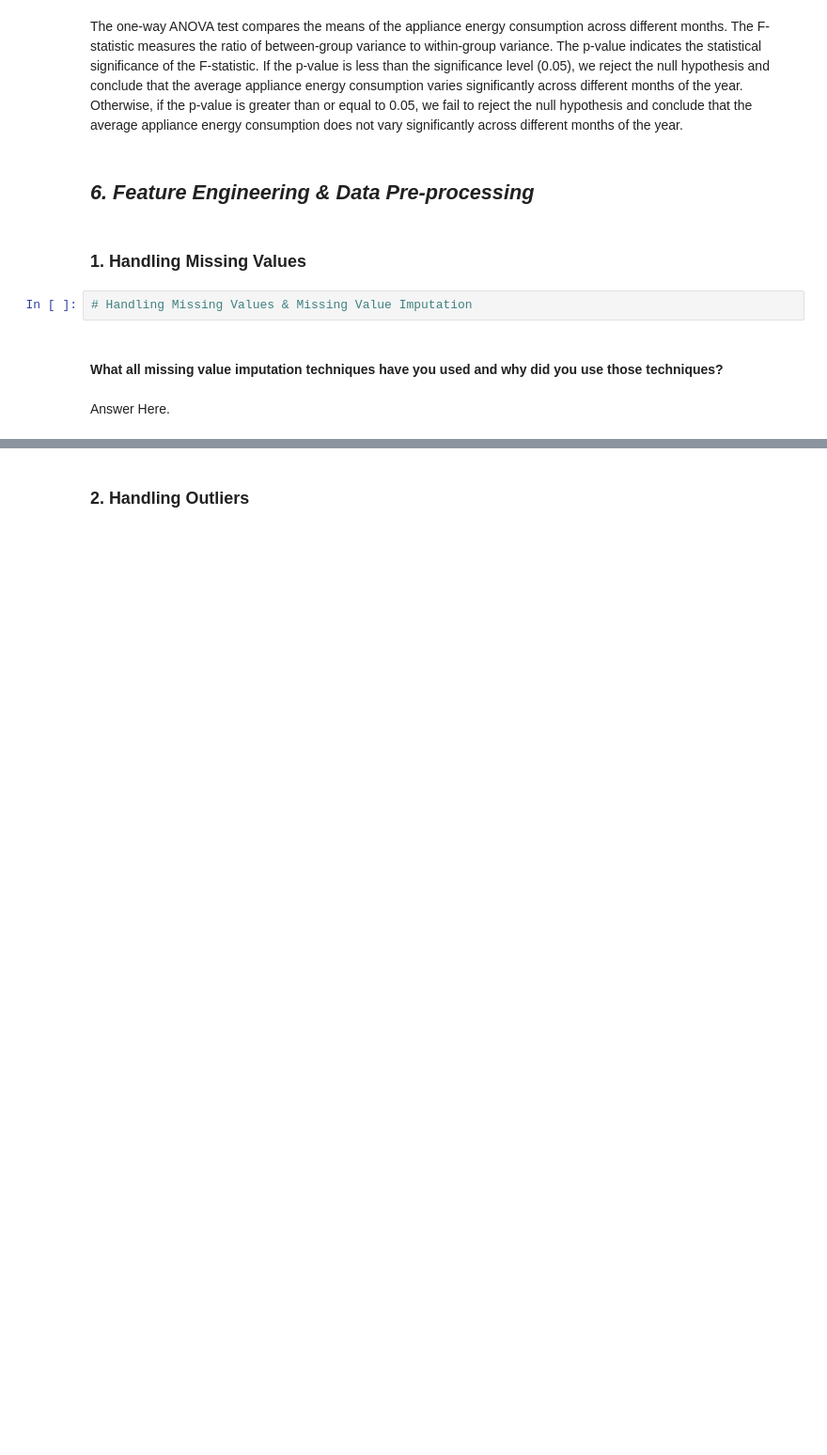
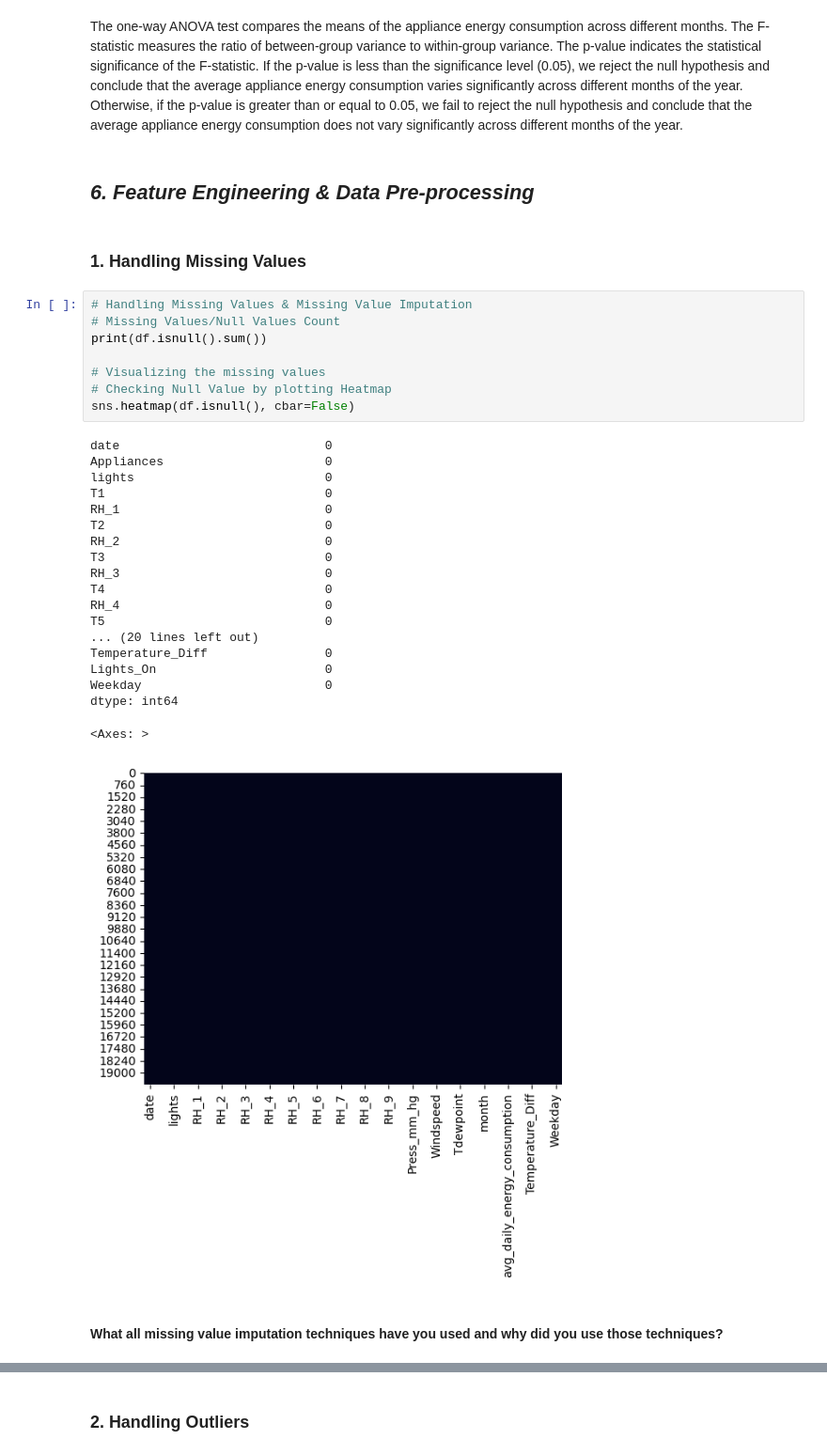
Before and after one commit to ruksz/EnergyPredictionML, a Jupyter notebook: ML_Capstone_Project_Appliance_Energy_Prediction_.ipynb, the cells around one changed output, grey strips where cells are left out. Shown at 94% size. Drawn from its saved outputs; the diff is of its cells as text; blank space fills up the shorter version.

```diff
--- a/ML_Capstone_Project_Appliance_Energy_Prediction_.ipynb
+++ b/ML_Capstone_Project_Appliance_Energy_Prediction_.ipynb
@@ -916,9 +916,33 @@ The one-way ANOVA test compares the means of the appliance energy consumption ac
 ## ***6. Feature Engineering & Data Pre-processing***
 # %% [markdown]
 ### 1. Handling Missing Values
-# %%
-# Handling Missing Values & Missing Value Imputation
+# %%
+# Handling Missing Values & Missing Value Imputation
+# Missing Values/Null Values Count
+print(df.isnull().sum())
+
+# Visualizing the missing values
+# Checking Null Value by plotting Heatmap
+sns.heatmap(df.isnull(), cbar=False)
+# %% [output]
+date                            0
+Appliances                      0
+lights                          0
+T1                              0
+RH_1                            0
+T2                              0
+RH_2                            0
+T3                              0
+RH_3                            0
+T4                              0
+RH_4                            0
+T5                              0
+... (20 lines left out)
+Temperature_Diff                0
+Lights_On                       0
+Weekday                         0
+dtype: int64
+<Axes: >
+[figure, added]
 # %% [markdown]
 #### What all missing value imputation techniques have you used and why did you use those techniques?
-# %% [markdown]
-Answer Here.
```
Also changed, not shown: parts of 3 cells of this notebook.
